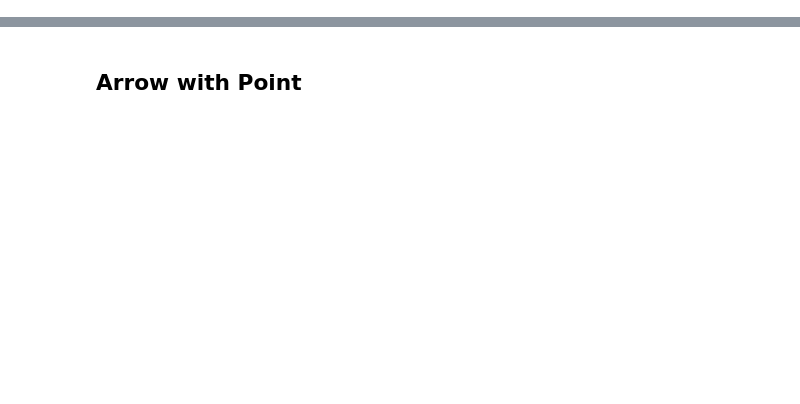
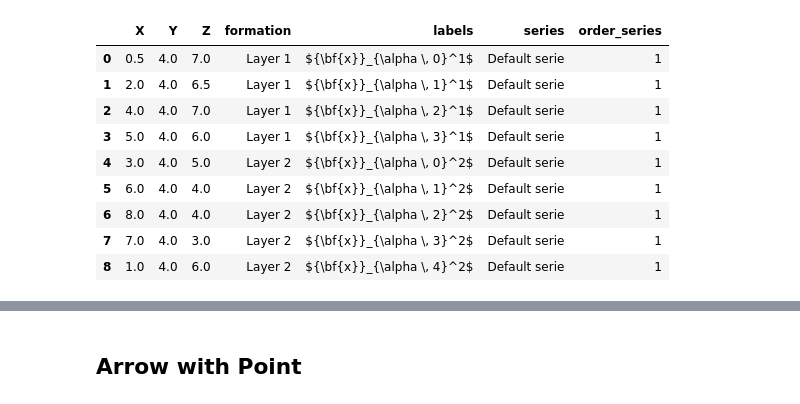
Before and after one commit to nre-aachen/gempy, a Jupyter notebook: Prototype Notebook/Visualization.ipynb, the cells around one changed output, grey strips where cells are left out. Cells and saved outputs as stored; diff of their text form; code cells hidden in the pictures; blank space fills up the shorter version.

```diff
--- a/Prototype Notebook/Visualization.ipynb
+++ b/Prototype Notebook/Visualization.ipynb
@@ -88,3 +88,16 @@ GeMpy.set_foliations(geo_data,  pn.DataFrame(
             "formation" : ["Layer 1", "Layer 2"],
             "labels" : [r'${\bf{x}}_{\beta \,{0}}$',
               r'${\bf{x}}_{\beta \,{1}}$'] }))
+# %%
+geo_data.interfaces
+# %% [output]
+|  | X | Y | Z | formation | labels | series | order_series |
+| 0 | 0.5 | 4.0 | 7.0 | Layer 1 | ${\bf{x}}_{\alpha \, 0}^1$ | Default serie | 1 |
+| 1 | 2.0 | 4.0 | 6.5 | Layer 1 | ${\bf{x}}_{\alpha \, 1}^1$ | Default serie | 1 |
+| 2 | 4.0 | 4.0 | 7.0 | Layer 1 | ${\bf{x}}_{\alpha \, 2}^1$ | Default serie | 1 |
+| 3 | 5.0 | 4.0 | 6.0 | Layer 1 | ${\bf{x}}_{\alpha \, 3}^1$ | Default serie | 1 |
+| 4 | 3.0 | 4.0 | 5.0 | Layer 2 | ${\bf{x}}_{\alpha \, 0}^2$ | Default serie | 1 |
+| 5 | 6.0 | 4.0 | 4.0 | Layer 2 | ${\bf{x}}_{\alpha \, 1}^2$ | Default serie | 1 |
+| 6 | 8.0 | 4.0 | 4.0 | Layer 2 | ${\bf{x}}_{\alpha \, 2}^2$ | Default serie | 1 |
+| 7 | 7.0 | 4.0 | 3.0 | Layer 2 | ${\bf{x}}_{\alpha \, 3}^2$ | Default serie | 1 |
+| 8 | 1.0 | 4.0 | 6.0 | Layer 2 | ${\bf{x}}_{\alpha \, 4}^2$ | Default serie | 1 |
```
Also changed, not shown: parts of 12 cells of this notebook, 2 other files.
